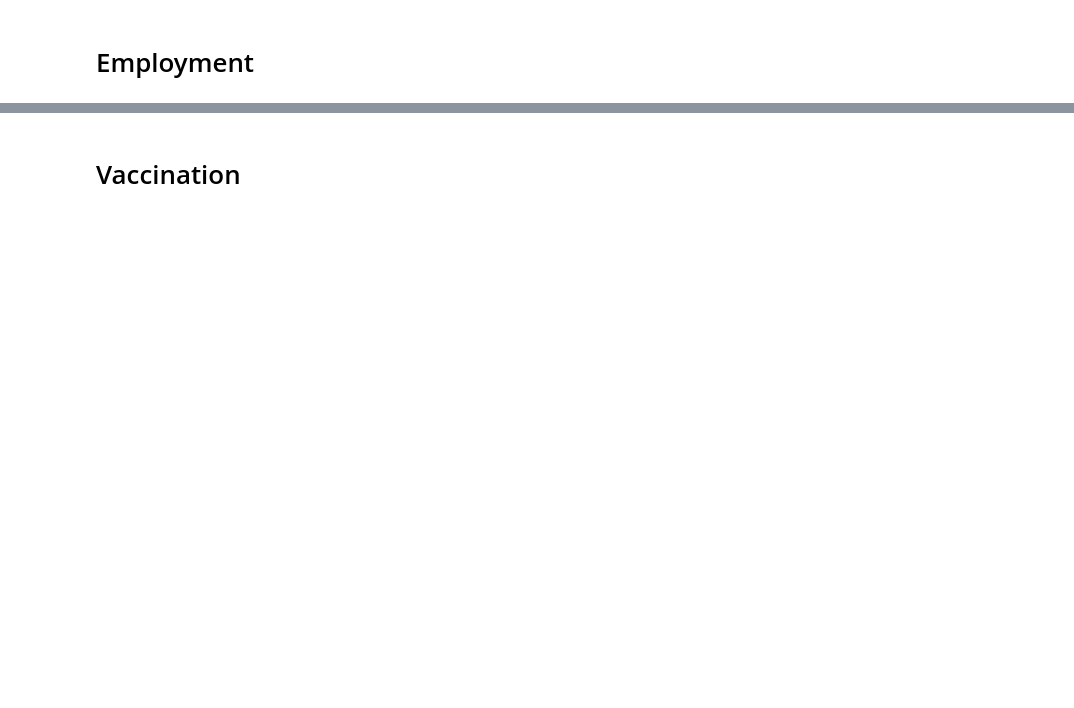
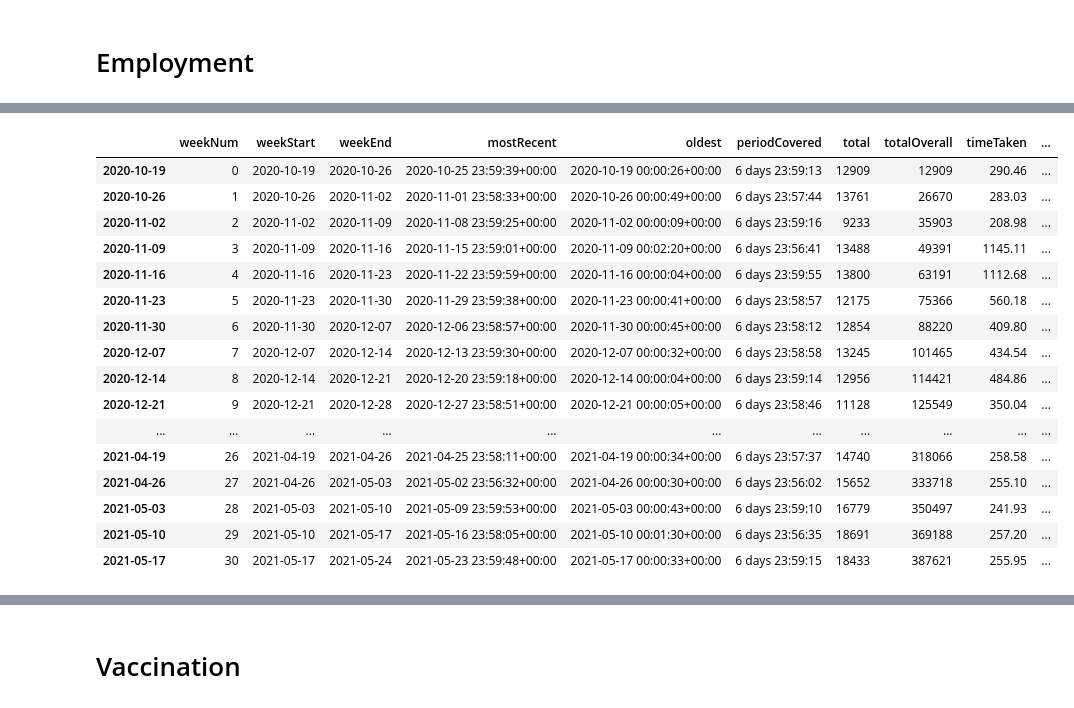
Before and after one commit to factitious/survey_v_social_media, a Jupyter notebook: Methods/Scripts/Reddit/Main.ipynb, the cells around one changed output, grey strips where cells are left out. Cells and saved outputs as stored; diff of their text form; code cells hidden in the pictures; blank space fills up the shorter version.

```diff
--- a/Methods/Scripts/Reddit/Main.ipynb
+++ b/Methods/Scripts/Reddit/Main.ipynb
@@ -52,3 +30,23 @@ emp_df, emp_logs = RedditData.load_all(
     start_week = 0,
     end_week = 30,
     df_only = False)
+# %%
+emp_logs
+# %% [output]
+|  | weekNum | weekStart | weekEnd | mostRecent | oldest | periodCovered | total | totalOverall | timeTaken | ... |
+| 2020-10-19 | 0 | 2020-10-19 | 2020-10-26 | 2020-10-25 23:59:39+00:00 | 2020-10-19 00:00:26+00:00 | 6 days 23:59:13 | 12909 | 12909 | 290.46 | ... |
+| 2020-10-26 | 1 | 2020-10-26 | 2020-11-02 | 2020-11-01 23:58:33+00:00 | 2020-10-26 00:00:49+00:00 | 6 days 23:57:44 | 13761 | 26670 | 283.03 | ... |
+| 2020-11-02 | 2 | 2020-11-02 | 2020-11-09 | 2020-11-08 23:59:25+00:00 | 2020-11-02 00:00:09+00:00 | 6 days 23:59:16 | 9233 | 35903 | 208.98 | ... |
+| 2020-11-09 | 3 | 2020-11-09 | 2020-11-16 | 2020-11-15 23:59:01+00:00 | 2020-11-09 00:02:20+00:00 | 6 days 23:56:41 | 13488 | 49391 | 1145.11 | ... |
+| 2020-11-16 | 4 | 2020-11-16 | 2020-11-23 | 2020-11-22 23:59:59+00:00 | 2020-11-16 00:00:04+00:00 | 6 days 23:59:55 | 13800 | 63191 | 1112.68 | ... |
+| 2020-11-23 | 5 | 2020-11-23 | 2020-11-30 | 2020-11-29 23:59:38+00:00 | 2020-11-23 00:00:41+00:00 | 6 days 23:58:57 | 12175 | 75366 | 560.18 | ... |
+| 2020-11-30 | 6 | 2020-11-30 | 2020-12-07 | 2020-12-06 23:58:57+00:00 | 2020-11-30 00:00:45+00:00 | 6 days 23:58:12 | 12854 | 88220 | 409.80 | ... |
+| 2020-12-07 | 7 | 2020-12-07 | 2020-12-14 | 2020-12-13 23:59:30+00:00 | 2020-12-07 00:00:32+00:00 | 6 days 23:58:58 | 13245 | 101465 | 434.54 | ... |
+| 2020-12-14 | 8 | 2020-12-14 | 2020-12-21 | 2020-12-20 23:59:18+00:00 | 2020-12-14 00:00:04+00:00 | 6 days 23:59:14 | 12956 | 114421 | 484.86 | ... |
+| 2020-12-21 | 9 | 2020-12-21 | 2020-12-28 | 2020-12-27 23:58:51+00:00 | 2020-12-21 00:00:05+00:00 | 6 days 23:58:46 | 11128 | 125549 | 350.04 | ... |
+| ... | ... | ... | ... | ... | ... | ... | ... | ... | ... | ... |
+| 2021-04-19 | 26 | 2021-04-19 | 2021-04-26 | 2021-04-25 23:58:11+00:00 | 2021-04-19 00:00:34+00:00 | 6 days 23:57:37 | 14740 | 318066 | 258.58 | ... |
+| 2021-04-26 | 27 | 2021-04-26 | 2021-05-03 | 2021-05-02 23:56:32+00:00 | 2021-04-26 00:00:30+00:00 | 6 days 23:56:02 | 15652 | 333718 | 255.10 | ... |
+| 2021-05-03 | 28 | 2021-05-03 | 2021-05-10 | 2021-05-09 23:59:53+00:00 | 2021-05-03 00:00:43+00:00 | 6 days 23:59:10 | 16779 | 350497 | 241.93 | ... |
+| 2021-05-10 | 29 | 2021-05-10 | 2021-05-17 | 2021-05-16 23:58:05+00:00 | 2021-05-10 00:01:30+00:00 | 6 days 23:56:35 | 18691 | 369188 | 257.20 | ... |
+| 2021-05-17 | 30 | 2021-05-17 | 2021-05-24 | 2021-05-23 23:59:48+00:00 | 2021-05-17 00:00:33+00:00 | 6 days 23:59:15 | 18433 | 387621 | 255.95 | ... |
```
Also changed, not shown: parts of 30 cells of this notebook, 1 other file.
